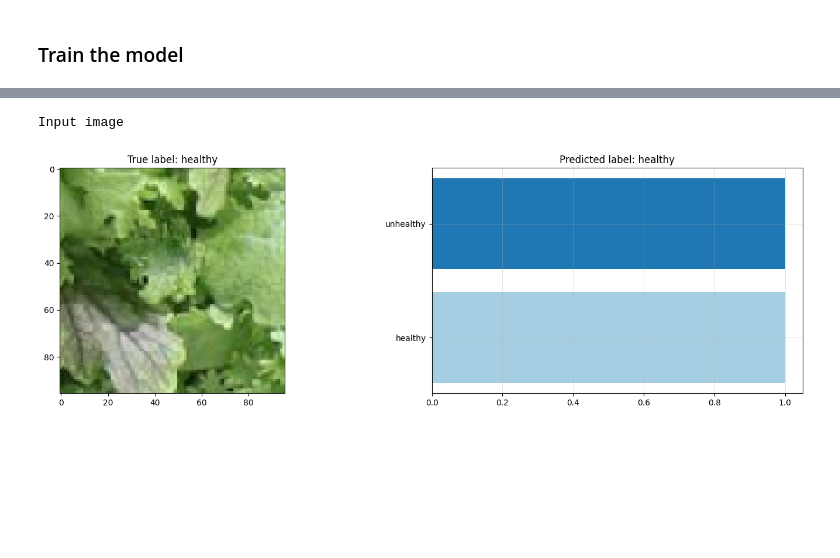
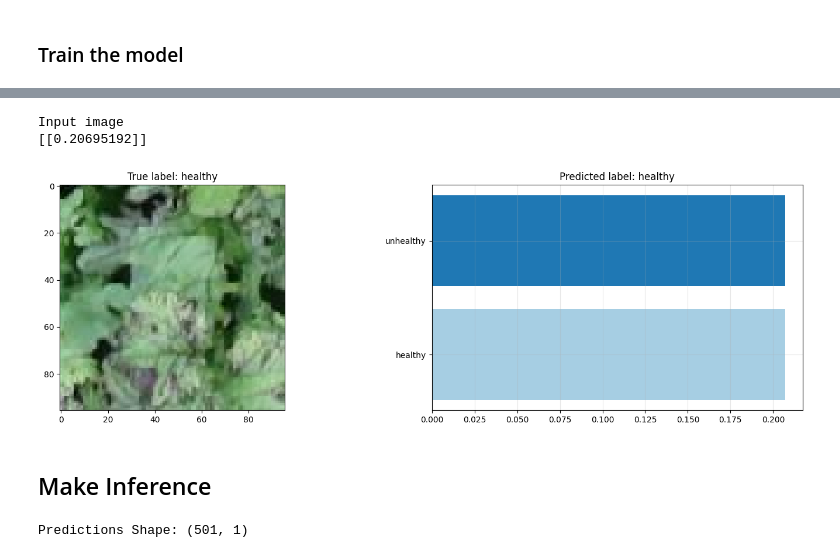
Before and after one commit to lorecampa/AN2DL_project, a Jupyter notebook: homework_01/index.ipynb, the cells around one changed output, grey strips where cells are left out. Drawn from its saved outputs; the diff is of its cells as text; code cells hidden in the pictures; blank space fills up the shorter version.

Commit message:
added seed + inference confusion matrix on the test set

```diff
--- a/homework_01/index.ipynb
+++ b/homework_01/index.ipynb
@@ -109,7 +115,7 @@ Dataset Data Shape (5200, 96, 96, 3)
 # %% [markdown]
 ### Outliers
 # %%
-outliers_idxs = np.load('outliers.idxs')
+outliers_idxs = np.load('outliers_idxs.npy')
 mask = np.ones(len(X), dtype=bool)
 mask[outliers_idxs] = False
 
@@ -122,14 +128,16 @@ X_train_val, X_test, y_train_val, y_test = train_test_split(
     X,
     y,
     test_size=0.1,
-    stratify=y
+    stratify=y,
+    random_state=seed
 )
 # Further split the combined training and validation set into a training set and a validation set
 X_train, X_val, y_train, y_val = train_test_split(
     X_train_val,
     y_train_val,
     test_size = len(X_test), # Ensure validation set size matches test set size
-    stratify=y_train_val
+    stratify=y_train_val,
+    random_state=seed
 )
 
 # Print the shapes of the resulting datasets
@@ -311,19 +316,31 @@ plt.show()
 # %%
 
 # Choose a random image for visualization
-image = np.random.randint(0, len(X_test))
+image_idx = np.random.randint(0, len(X_test))
 
 # Display the input image, true label, and predicted label
 print('Input image')
 fig, (ax1, ax2) = plt.subplots(1, 2)
 fig.set_size_inches(18, 5)
-ax1.imshow(X_test[image])
-ax1.set_title('True label: ' + labels[y_test[image]])
-prediction = model.predict(np.expand_dims(X_test[image], axis=0), verbose=0)
+ax1.imshow(X_test[image_idx])
+ax1.set_title('True label: ' + labels[y_test[image_idx]])
+prediction = model.predict(np.expand_dims(X_test[image_idx], axis=0), verbose=0)
+print(prediction)
 ax2.barh(list(labels.values()), np.squeeze(prediction, axis=0), color=plt.get_cmap('Paired').colors)
 ax2.set_title('Predicted label: ' + labels[np.argmax(prediction)])
 ax2.grid(alpha=0.3)
 plt.show()
 # %% [output]
 Input image
+[[0.20695192]]
-[figure, old version]
+[figure, new version]
+# %% [markdown]
+## Make Inference
+# %%
+# Predict labels for the entire test set
+predictions = model.predict(X_test, verbose=0)
+
+# Display the shape of the predictions
+print("Predictions Shape:", predictions.shape)
+# %% [output]
+Predictions Shape: (501, 1)
```
Also changed, not shown: parts of 13 cells of this notebook, 5 other files.
